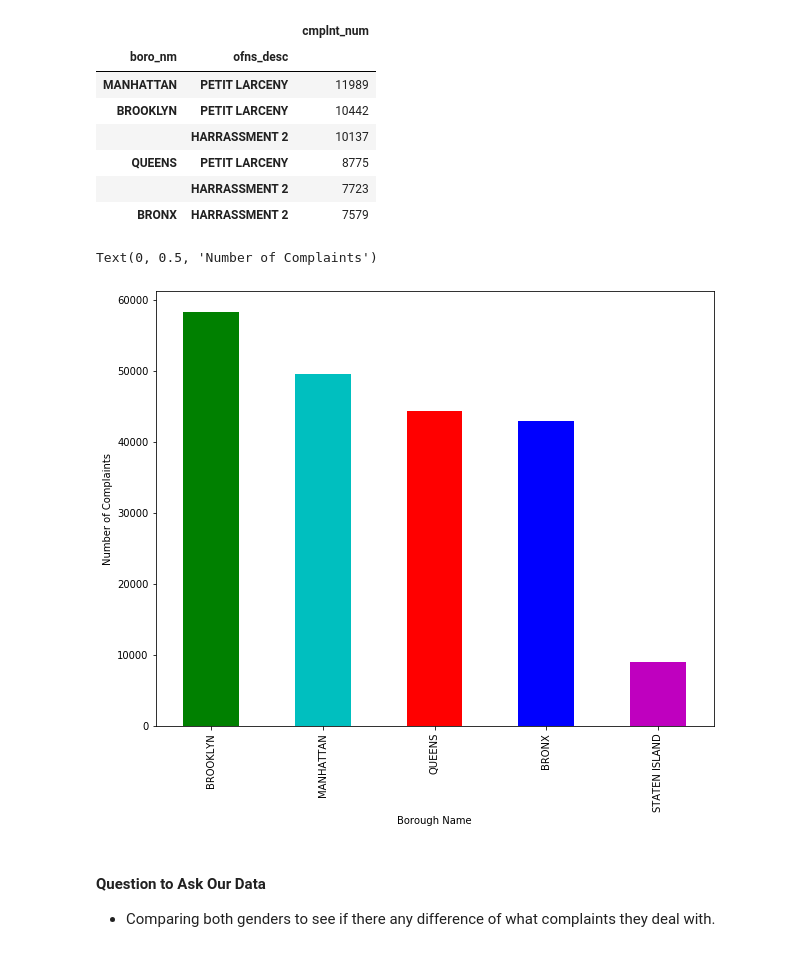
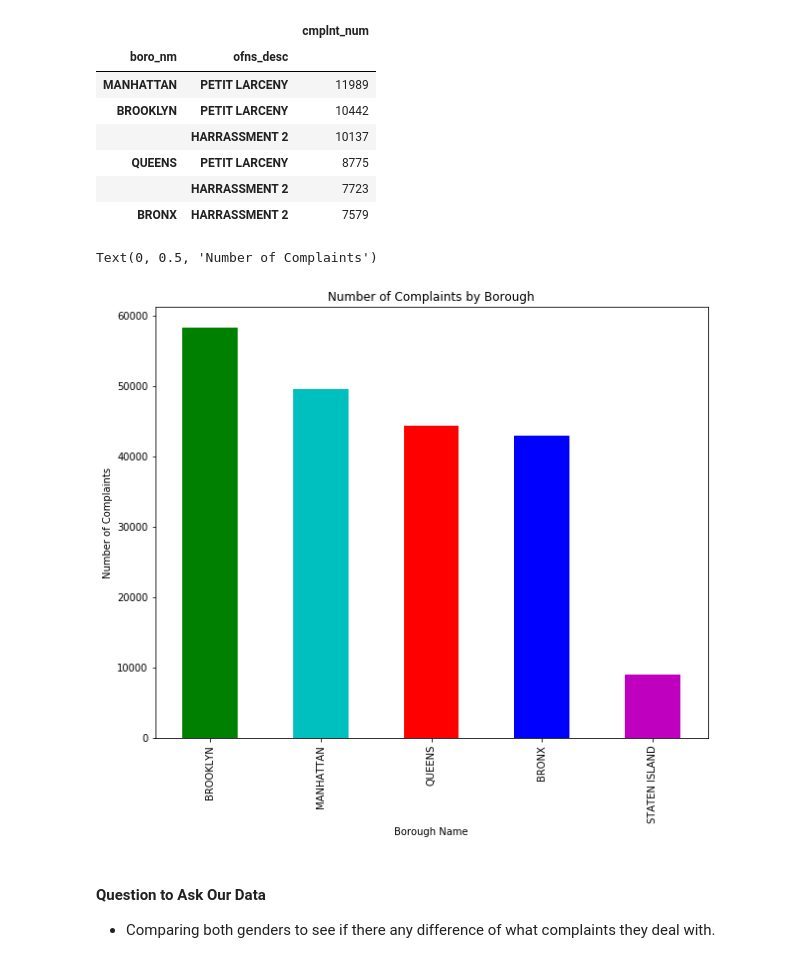
Before and after one commit to DavidGuzman1999/CTPDataScienceProject, a Jupyter notebook: complaint-data-notebook .ipynb, the cells around one changed output. Cells and saved outputs as stored; diff of their text form; code cells hidden in the pictures.

```diff
--- a/complaint-data-notebook .ipynb
+++ b/complaint-data-notebook .ipynb
@@ -313,13 +313,14 @@ gb_boro.head(6)
 # %%
 gr_colors = ['g','c','r','b','m']
 #gr_colors2 = 'gcrbm'
 g=df.boro_nm.value_counts()
 g.plot.bar(figsize = (10,8),color=gr_colors)
+plt.title("Number of Complaints by Borough")
 plt.xlabel("Borough Name")
 plt.ylabel("Number of Complaints")
 # %% [output]
 Text(0, 0.5, 'Number of Complaints')
-[figure, old version]
+[figure, new version]
 # %% [markdown]
 #### Question to Ask Our Data
 
```
Also changed, not shown: parts of 2 cells of this notebook.
